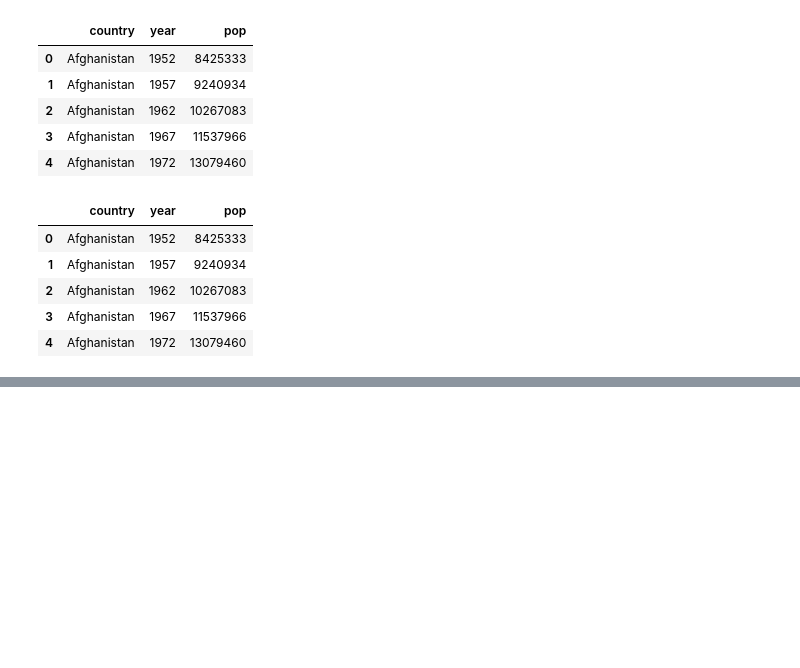
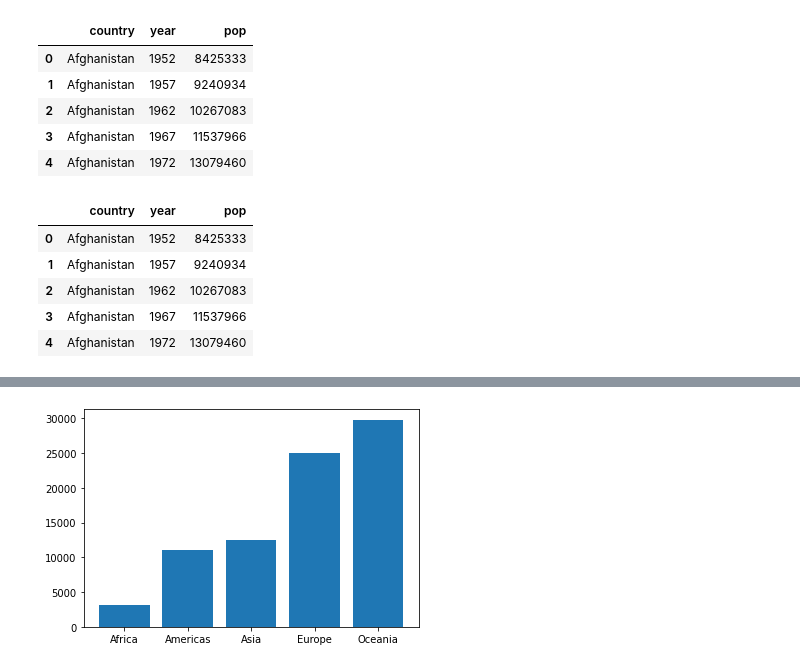
Before and after one commit to JakeOh/202103_itw_pyda_wkd, a Jupyter notebook: da08_dataframe.ipynb, the cells around one changed output, grey strips where cells are left out. Drawn from its saved outputs; the diff is of its cells as text; code cells hidden in the pictures; blank space fills up the shorter version.

```diff
--- a/da08_dataframe.ipynb
+++ b/da08_dataframe.ipynb
@@ -173,0 +414,5 @@ gapminder.iloc[0:5, [0, 2, 4]]
+# %%
+# 2007년 자료 중에서 2007년의 1인당 GDP 평균 이상인 국가들의 자료.
+gapminder_2007 = gapminder[gapminder['year'] == 2007]  # 2007년 자료
+gdp_2007 = gapminder_2007['gdpPercap'].mean()  # 2007년 GDP 평균
+gapminder_2007[gapminder_2007['gdpPercap'] >= gdp_2007]  # 평균 이상인 자료
@@ -173,0 +451,3 @@ gapminder.iloc[0:5, [0, 2, 4]]
+# %%
+result = gapminder_2007.groupby('continent')['gdpPercap'].mean()
+result
@@ -173,0 +462,5 @@ gapminder.iloc[0:5, [0, 2, 4]]
+# %%
+plt.bar(x=result.index, height=result.values)
+plt.show()
+# %% [output]
+[figure, added]
```
Also changed, not shown: parts of 34 cells of this notebook.
